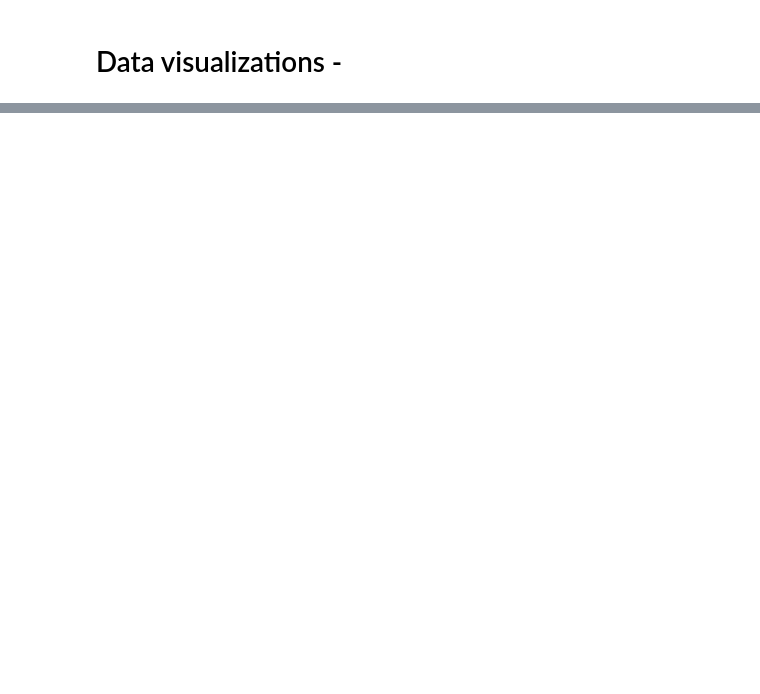
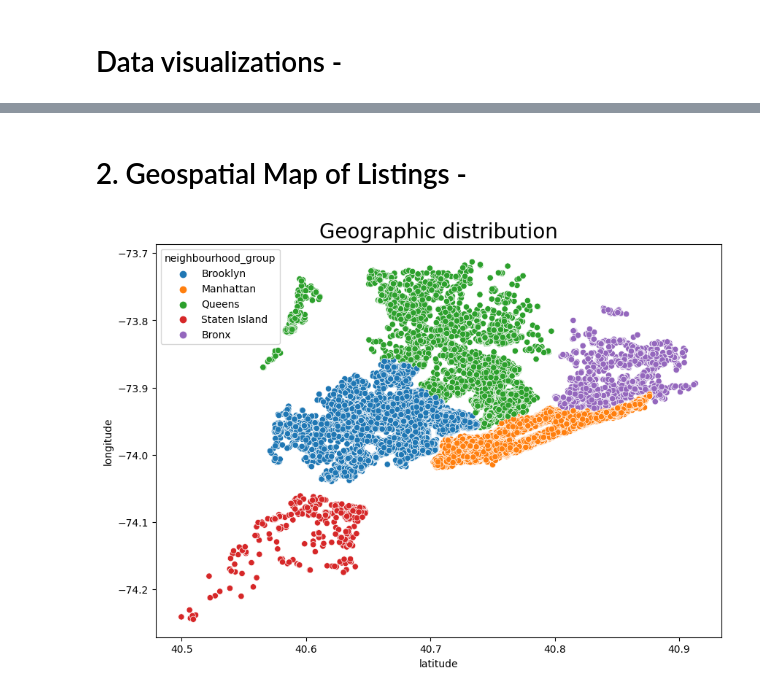
Before and after one commit to Abhijeetlahane09/capstone_project-, a Jupyter notebook: EDA_Airbnb_Project_.ipynb, the cells around one changed output, grey strips where cells are left out. Drawn from its saved outputs; the diff is of its cells as text; code cells hidden in the pictures; blank space fills up the shorter version.

```diff
--- a/EDA_Airbnb_Project_.ipynb
+++ b/EDA_Airbnb_Project_.ipynb
@@ -305,0 +468,11 @@ Index: []
+# %% [markdown]
+# 2. Geospatial Map of Listings -
+# %%
+#
+plt.figure(figsize =(10,7))
+sb.scatterplot(x = "latitude", y = "longitude", data = airbnb_df, hue ="neighbourhood_group" )
+plt.title("Geographic distribution", size = 20)
+
+plt.show()
+# %% [output]
+[figure, added]
```
Also changed, not shown: parts of 31 cells of this notebook.
